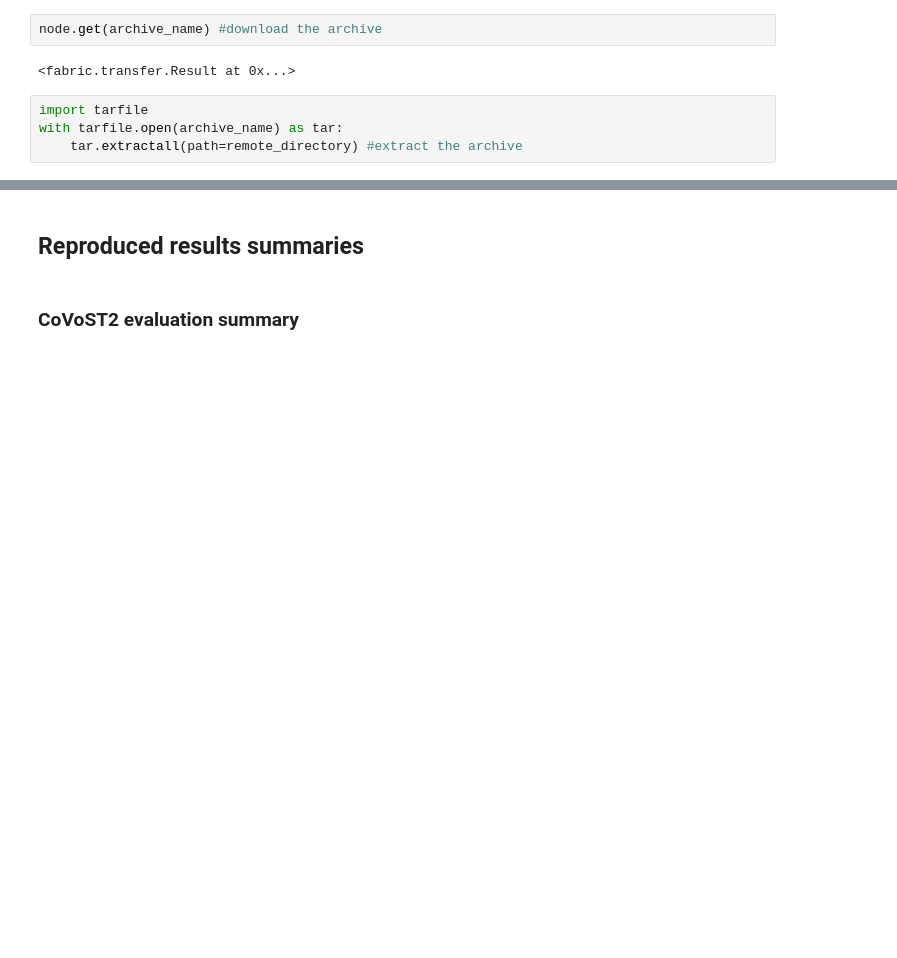
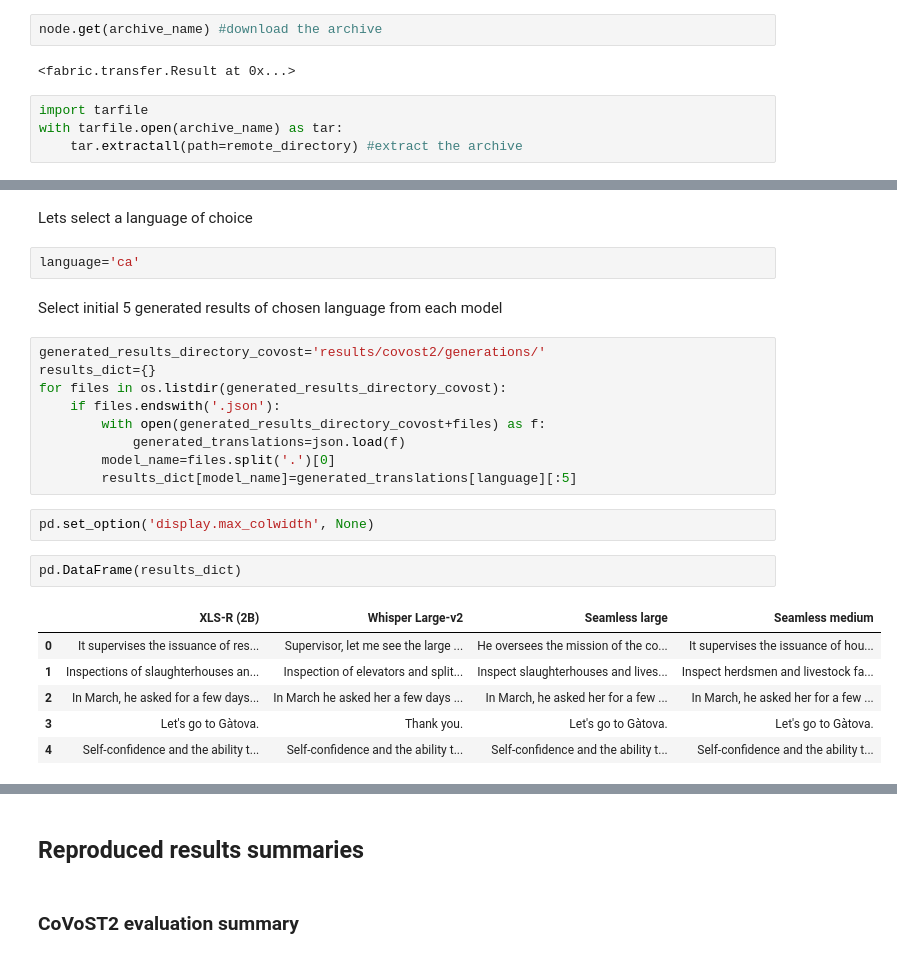
Before and after one commit to shreyjasuja/re_s2st, a Jupyter notebook: analyze_results.ipynb, the cells around one changed output, grey strips where cells are left out. Saved outputs shown, nothing was run; the diff lists cells and outputs as text; blank space fills up the shorter version.

```diff
--- a/analyze_results.ipynb
+++ b/analyze_results.ipynb
@@ -32,0 +44,26 @@ with tarfile.open(archive_name) as tar:
+# %% [markdown]
+Lets select a language of choice
+# %%
+language='ca'
+# %% [markdown]
+Select initial 5 generated results of chosen language from each model
+# %%
+generated_results_directory_covost='results/covost2/generations/'
+results_dict={}
+for files in os.listdir(generated_results_directory_covost):
+    if files.endswith('.json'):
+        with open(generated_results_directory_covost+files) as f:
+            generated_translations=json.load(f)
+        model_name=files.split('.')[0]
+        results_dict[model_name]=generated_translations[language][:5]
+# %%
+pd.set_option('display.max_colwidth', None)
+# %%
+pd.DataFrame(results_dict)
+# %% [output]
+|  | XLS-R (2B) | Whisper Large-v2 | Seamless large | Seamless medium |
+| 0 | It supervises the issuance of res... | Supervisor, let me see the large ... | He oversees the mission of the co... | It supervises the issuance of hou... |
+| 1 | Inspections of slaughterhouses an... | Inspection of elevators and split... | Inspect slaughterhouses and lives... | Inspect herdsmen and livestock fa... |
+| 2 | In March, he asked for a few days... | In March he asked her a few days ... | In March, he asked her for a few ... | In March, he asked her for a few ... |
+| 3 | Let's go to Gàtova. | Thank you. | Let's go to Gàtova. | Let's go to Gàtova. |
+| 4 | Self-confidence and the ability t... | Self-confidence and the ability t... | Self-confidence and the ability t... | Self-confidence and the ability t... |
```
Also changed, not shown: parts of 13 cells of this notebook, 2 other files.
